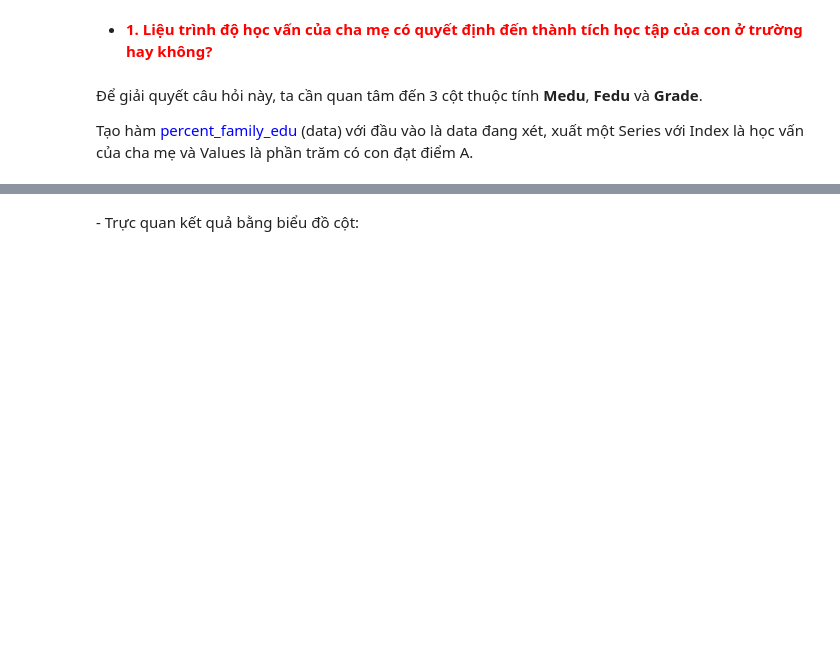
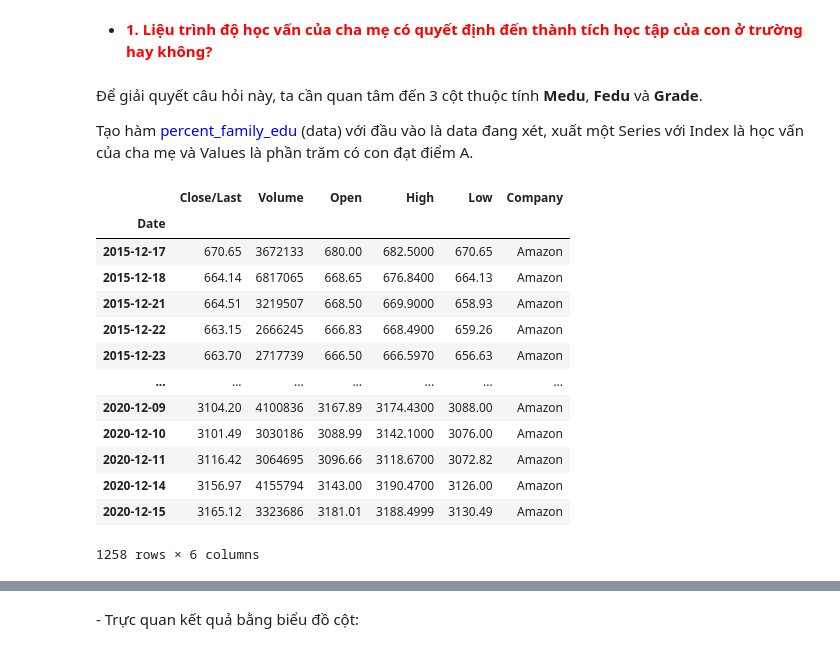
Before and after one commit to bason1999qn/Final_Project_Data_Science, a Jupyter notebook: Lab_Final.ipynb, the cells around one changed output, grey strips where cells are left out. Saved outputs shown, nothing was run; the diff lists cells and outputs as text; code cells hidden in the pictures; blank space fills up the shorter version.

```diff
--- a/Lab_Final.ipynb
+++ b/Lab_Final.ipynb
@@ -220,4 +219,21 @@ df.describe()
 Để giải quyết câu hỏi này, ta cần quan tâm đến 3 cột thuộc tính **Medu**, **Fedu** và **Grade**.
 
 Tạo hàm <font color=blue> percent_family_edu </font>(data) với đầu vào là data đang xét, xuất một Series với Index là học vấn của cha mẹ và Values là phần trăm có con đạt điểm A.
+# %%
+df[df['Company'] == 'Amazon']
+# %% [output]
+|  | Close/Last | Volume | Open | High | Low | Company |
+| Date |  |  |  |  |  |  |
+| 2015-12-17 | 670.65 | 3672133 | 680.00 | 682.5000 | 670.65 | Amazon |
+| 2015-12-18 | 664.14 | 6817065 | 668.65 | 676.8400 | 664.13 | Amazon |
+| 2015-12-21 | 664.51 | 3219507 | 668.50 | 669.9000 | 658.93 | Amazon |
+| 2015-12-22 | 663.15 | 2666245 | 666.83 | 668.4900 | 659.26 | Amazon |
+| 2015-12-23 | 663.70 | 2717739 | 666.50 | 666.5970 | 656.63 | Amazon |
+| ... | ... | ... | ... | ... | ... | ... |
+| 2020-12-09 | 3104.20 | 4100836 | 3167.89 | 3174.4300 | 3088.00 | Amazon |
+| 2020-12-10 | 3101.49 | 3030186 | 3088.99 | 3142.1000 | 3076.00 | Amazon |
+| 2020-12-11 | 3116.42 | 3064695 | 3096.66 | 3118.6700 | 3072.82 | Amazon |
+| 2020-12-14 | 3156.97 | 4155794 | 3143.00 | 3190.4700 | 3126.00 | Amazon |
+| 2020-12-15 | 3165.12 | 3323686 | 3181.01 | 3188.4999 | 3130.49 | Amazon |
+1258 rows × 6 columns
 # %%
```
Also changed, not shown: parts of 2 cells of this notebook.
